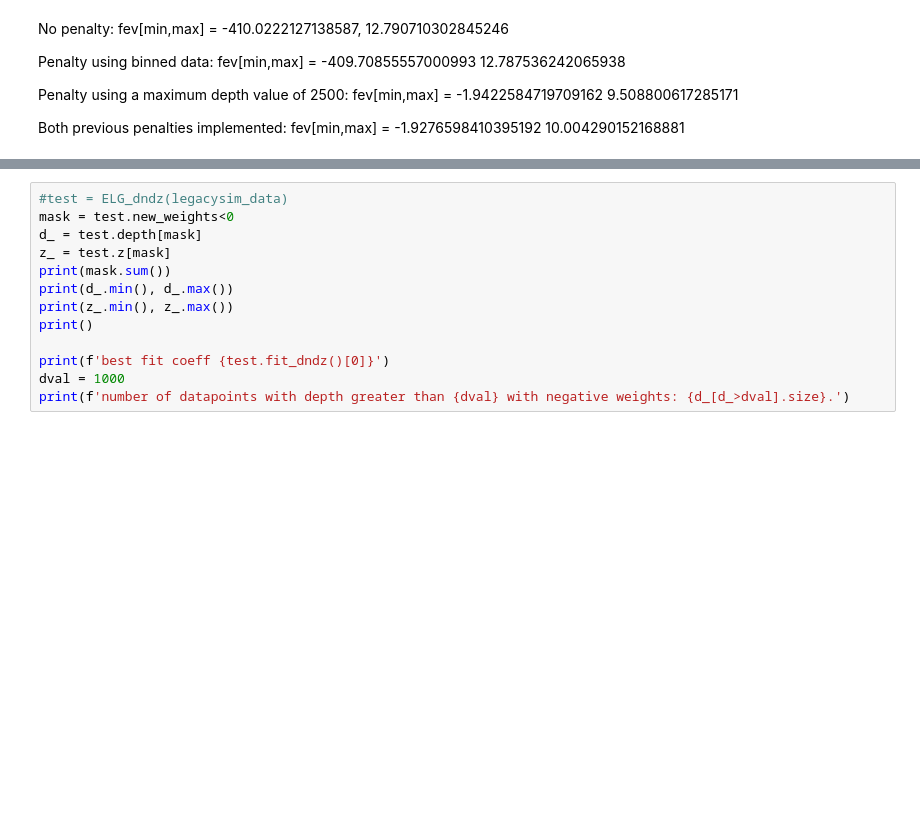
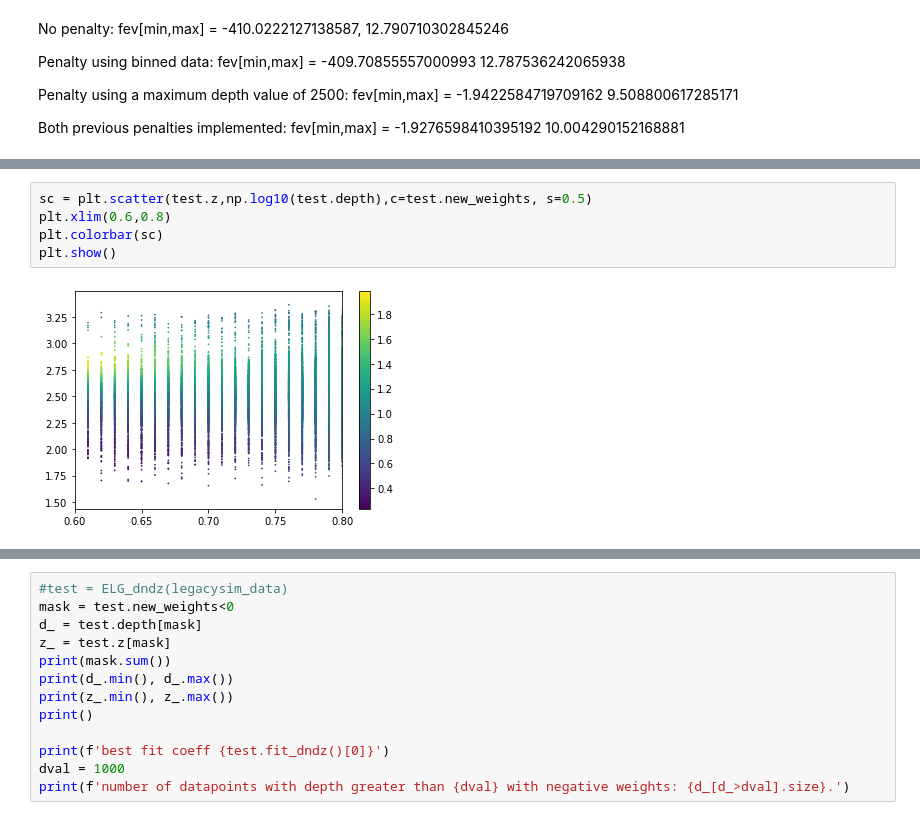
Before and after one commit to AlbertoRosado1/legacysim_runs, a Jupyter notebook: DA02/fitting_dndz.ipynb, the cells around one changed output, grey strips where cells are left out. Saved outputs shown, nothing was run; the diff lists cells and outputs as text; blank space fills up the shorter version.

```diff
--- a/DA02/fitting_dndz.ipynb
+++ b/DA02/fitting_dndz.ipynb
@@ -485,3 +539,10 @@ array([2.27134261, 2.45104519, 2.53331871, 2.62160539, 2.83017579])
+# %%
+sc = plt.scatter(test.z,np.log10(test.depth),c=test.new_weights, s=0.5)
+plt.xlim(0.6,0.8)
+plt.colorbar(sc)
+plt.show()
+# %% [output]
+[figure, added]
 # %%
 test = ELG_dndz(legacysim_data, data='legacysim', fit='exponential')
 #test.get_chi2()
```
Also changed, not shown: parts of 10 cells of this notebook.
